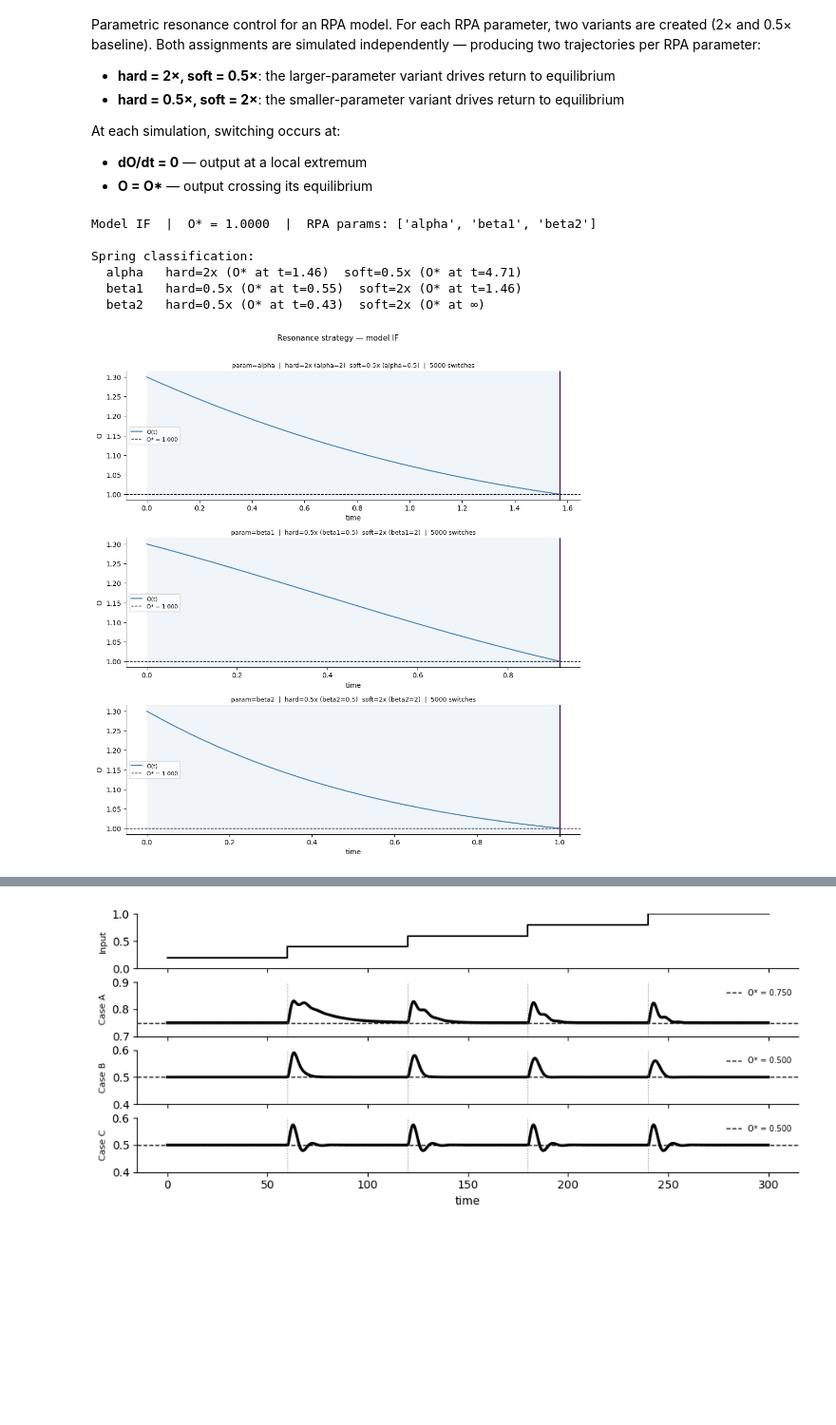
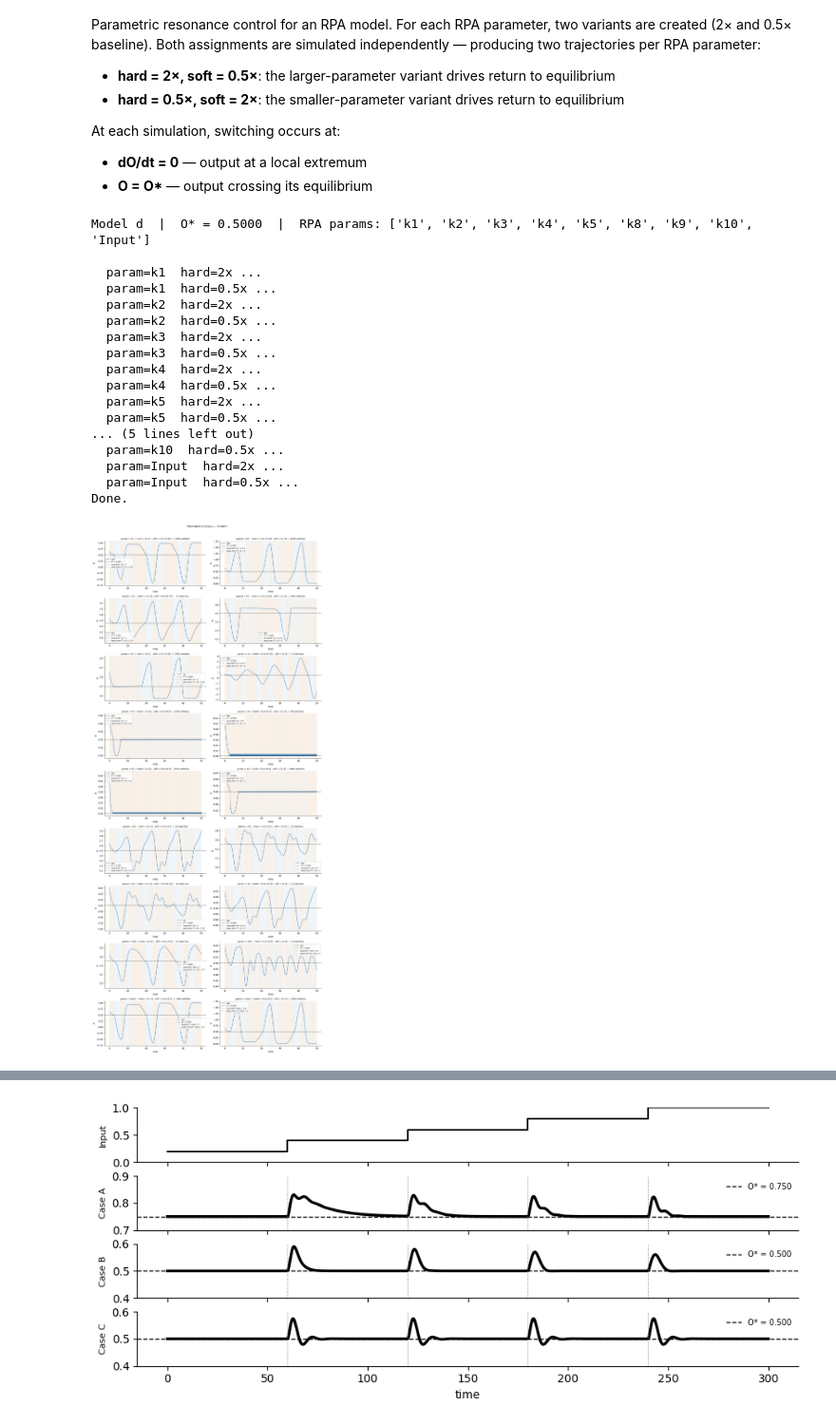
Before and after one commit to Liamir/autodiff-control, a Jupyter notebook: notebooks/rpa_model_class.ipynb, the cells around one changed output, grey strips where cells are left out. Shown at 95% size. Drawn from its saved outputs; the diff is of its cells as text; code cells hidden in the pictures; blank space fills up the shorter version.

Commit message:
resonance and sensitization classes

```diff
--- a/notebooks/rpa_model_class.ipynb
+++ b/notebooks/rpa_model_class.ipynb
@@ -31,7 +31,8 @@ class RPAModel:
     Attributes set automatically
     ----------------------------
     O_star_sym  : sympy expression for the analytic steady-state of output_var
-    rpa_params  : list of parameter names with ∂O*/∂k = 0
+    rpa_params  : list of parameter names with ∂O*/∂k = 0, including 'Input'
+                  when O* is independent of the input signal
     """
 
     def __init__(self, name, state_vars, output_var, params_base, equations):
@@ -57,6 +58,9 @@ class RPAModel:
             name for name, sym in zip(self._param_names, self._sym_params)
             if diff(self.O_star_sym, sym) == 0
         ]
+        # Input is also an RPA parameter when O* does not depend on it
+        if diff(self.O_star_sym, self._sym_input) == 0:
+            self.rpa_params.append('Input')
 
         # ── 3. lambdify ODE once ──────────────────────────────────────────
         _args       = self._sym_state + self._sym_params + [self._sym_input]
@@ -97,12 +101,12 @@ class RPAModel:
         ss_row  = sym_latex(O_sym) + r'^{*} &= ' + sym_latex(self.O_star_sym)
 
         # RPA params row
-        rpa_str = r',\;'.join(sym_latex(symbols(p, positive=True))
-                              for p in self.rpa_params)
+        rpa_str = r',\;'.join(
+            r'\text{Input}' if p == 'Input' else sym_latex(symbols(p, positive=True))
+            for p in self.rpa_params
+        )
         rpa_row = r'\text{RPA params} &:\; ' + rpa_str
 
-        # Use \begin{aligned} (KaTeX-compatible).
-        # Header rows use a leading & so the text sits in the left-aligned column.
         body = (
             r'& \textbf{Case\;' + self.name + r'} \\[4pt]'
             + ode_rows
@@ -354,7 +387,7 @@ def print_results(model, results):
               f"  |  O*= {r['O_base']:.5f}  vs  {r['O_scaled']:.5f}"
               f"  (rel Δ = {r['rel_diff']:.1e})")
 # %%
-for model in ALL_MODELS:
-    results = validate_rpa_params(model)
-    print_results(model, results)
-    print()
+# for model in ALL_MODELS:
+#     results = validate_rpa_params(model)
+#     print_results(model, results)
+#     print()
@@ -597,12 +620,24 @@ def run_resonance_demo(model, t_end=300, perturb_factor=1.3):
     plt.show()
     return rs
 # %%
-rs = run_resonance_demo(model_if)
+rs = run_resonance_demo(model_d, t_end=50)
+# rs = run_resonance_demo(model_c)
 # %% [output]
-Model IF  |  O* = 1.0000  |  RPA params: ['alpha', 'beta1', 'beta2']
+Model d  |  O* = 0.5000  |  RPA params: ['k1', 'k2', 'k3', 'k4', 'k5', 'k8', 'k9', 'k10', 'Input']
 
-Spring classification:
-  alpha   hard=2x (O* at t=1.46)  soft=0.5x (O* at t=4.71)
-  beta1   hard=0.5x (O* at t=0.55)  soft=2x (O* at t=1.46)
-  beta2   hard=0.5x (O* at t=0.43)  soft=2x (O* at ∞)
+  param=k1  hard=2x ...
+  param=k1  hard=0.5x ...
+  param=k2  hard=2x ...
+  param=k2  hard=0.5x ...
+  param=k3  hard=2x ...
+  param=k3  hard=0.5x ...
+  param=k4  hard=2x ...
+  param=k4  hard=0.5x ...
+  param=k5  hard=2x ...
+  param=k5  hard=0.5x ...
+... (5 lines left out)
+  param=k10  hard=0.5x ...
+  param=Input  hard=2x ...
+  param=Input  hard=0.5x ...
+Done.
-[figure, old version]
+[figure, new version]
```
Also changed, not shown: parts of 11 cells of this notebook, 4 other files.
